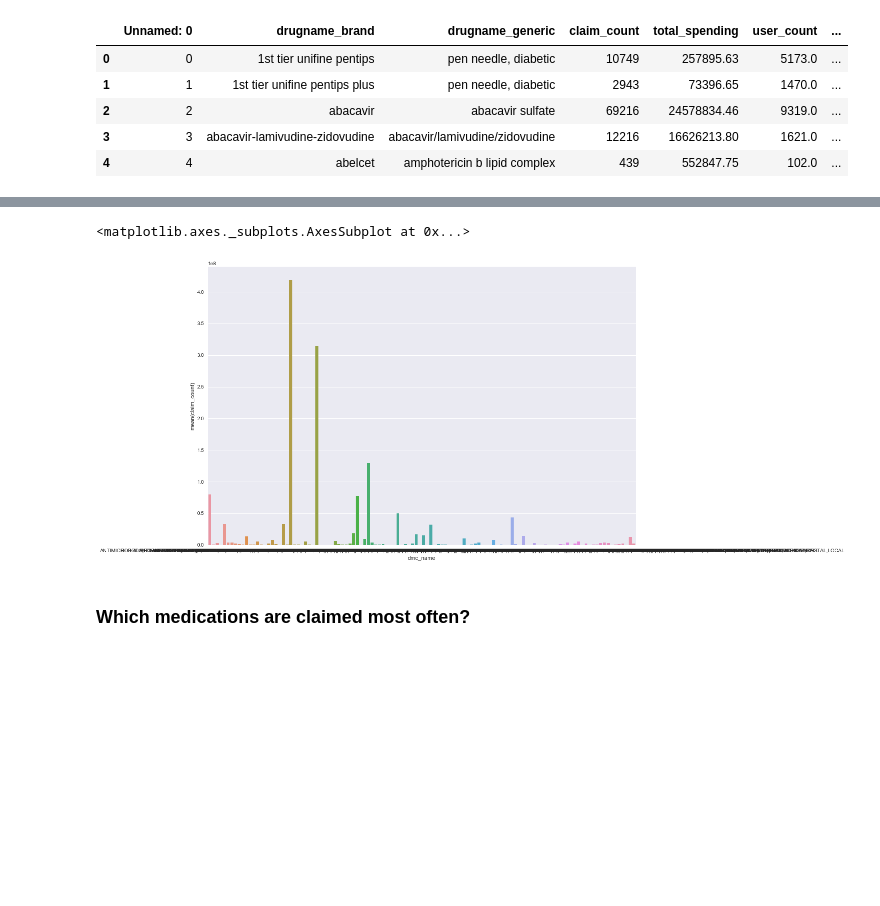
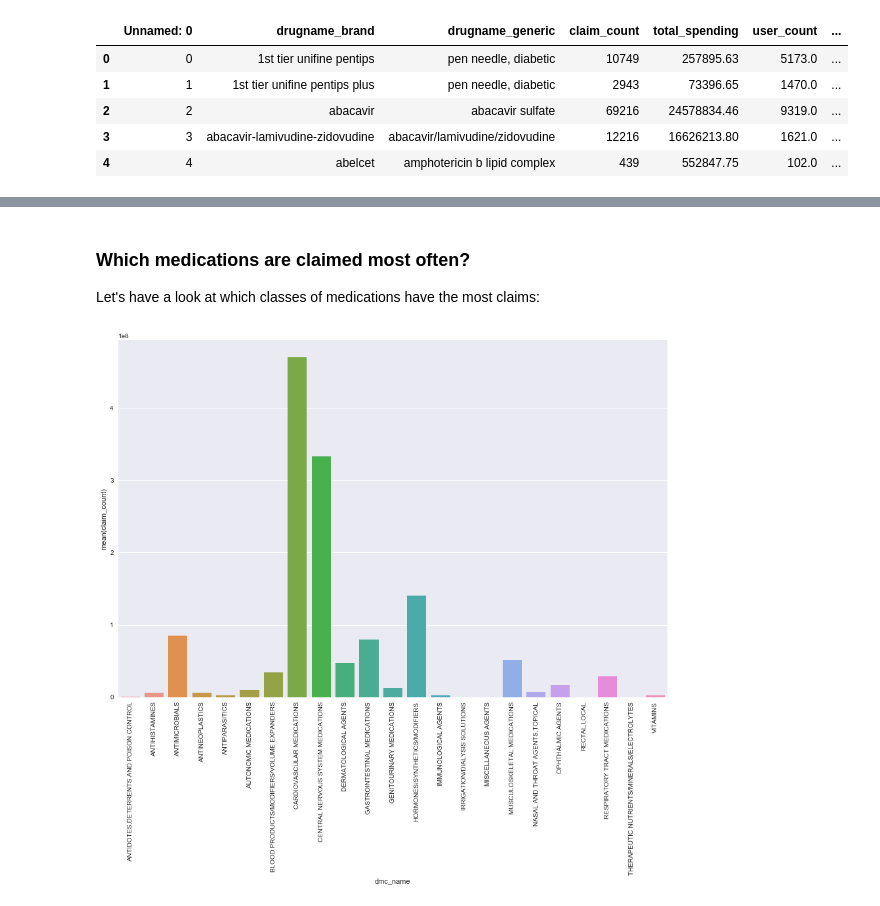
Before and after one commit to dhuppenkothen/drug-spending, a Jupyter notebook: python/analysis-vis/DrugUseExploration.ipynb, the cells around one changed output, grey strips where cells are left out. Cells and saved outputs as stored; diff of their text form; code cells hidden in the pictures; blank space fills up the shorter version.

Commit message:
Added more figures

```diff
--- a/python/analysis-vis/DrugUseExploration.ipynb
+++ b/python/analysis-vis/DrugUseExploration.ipynb
@@ -116,0 +129,3 @@ partd.head()
+# %%
+idx = 12
+partd.loc[idx, "dmc_name"]
@@ -116,0 +163,8 @@ partd.head()
+# %%
+for idx in partd.index:
+    dmc_name = partd.loc[idx, "dmc_name"]
+    dsplit = dmc_name.split("|")
+    if dsplit[0] != "UNKNOWN/MISSING" or len(dsplit) == 1:
+        partd.loc[idx, "dmc_name"] = dsplit[0]
+    else:
+        partd.loc[idx, "dmc_name"] = dsplit[1]
@@ -194,0 +252,2 @@ partd_grouped = reduce(lambda left,right: pd.merge(left,right,left_index=True, r
+# %%
+partd_grouped = partd_grouped.drop(["0", "UNKNOWN/MISSING"])
@@ -195,8 +275,11 @@ partd_grouped = reduce(lambda left,right: pd.merge(left,right,left_index=True, r
+# %% [markdown]
+### Which medications are claimed most often?
+
+
+Let's have a look at which classes of medications have the most claims:
 # %%
 fig, ax = plt.subplots(1,1, figsize=(15,10))
 sns.barplot(partd_grouped.index, partd_grouped["claim_count"], ax=ax)
+plt.xticks(rotation=90);
 # %% [output]
-<matplotlib.axes._subplots.AxesSubplot at 0x...>
-[figure, old version]
+[figure, new version]
-# %% [markdown]
-### Which medications are claimed most often?
```
Also changed, not shown: parts of 47 cells of this notebook.
